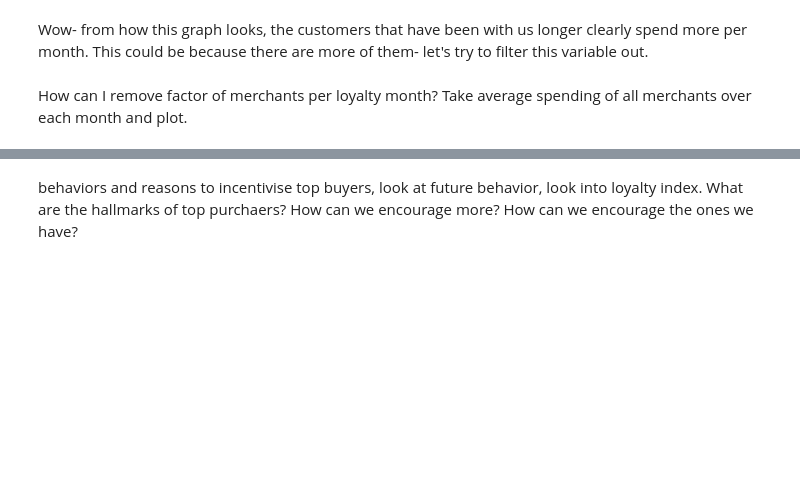
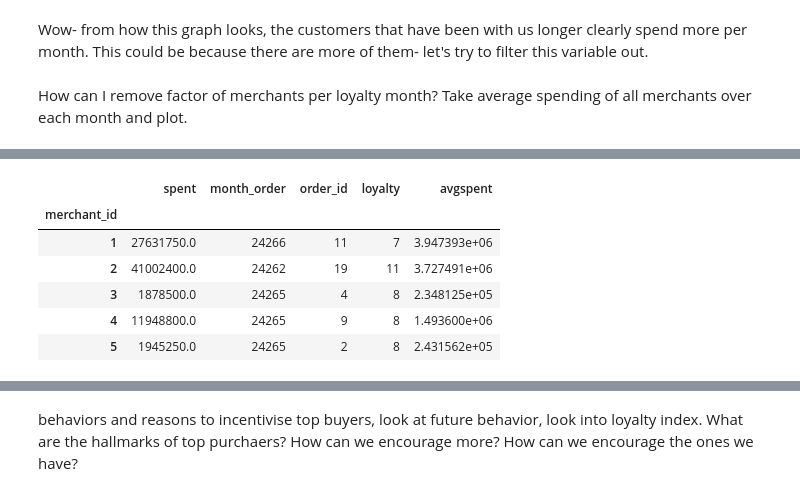
Before and after one commit to graceflitsch/DataScience, a Jupyter notebook: GNB3.ipynb, the cells around one changed output, grey strips where cells are left out. Cells and saved outputs as stored; diff of their text form; code cells hidden in the pictures; blank space fills up the shorter version.

```diff
--- a/GNB3.ipynb
+++ b/GNB3.ipynb
@@ -486,0 +414,10 @@ How can I remove factor of merchants per loyalty month? Take average spending of
+# %%
+dfmerch.head()
+# %% [output]
+|  | spent | month_order | order_id | loyalty | avgspent |
+| merchant_id |  |  |  |  |  |
+| 1 | 27631750.0 | 24266 | 11 | 7 | 3.947393e+06 |
+| 2 | 41002400.0 | 24262 | 19 | 11 | 3.727491e+06 |
+| 3 | 1878500.0 | 24265 | 4 | 8 | 2.348125e+05 |
+| 4 | 11948800.0 | 24265 | 9 | 8 | 1.493600e+06 |
+| 5 | 1945250.0 | 24265 | 2 | 8 | 2.431562e+05 |
```
Also changed, not shown: parts of 28 cells of this notebook.
